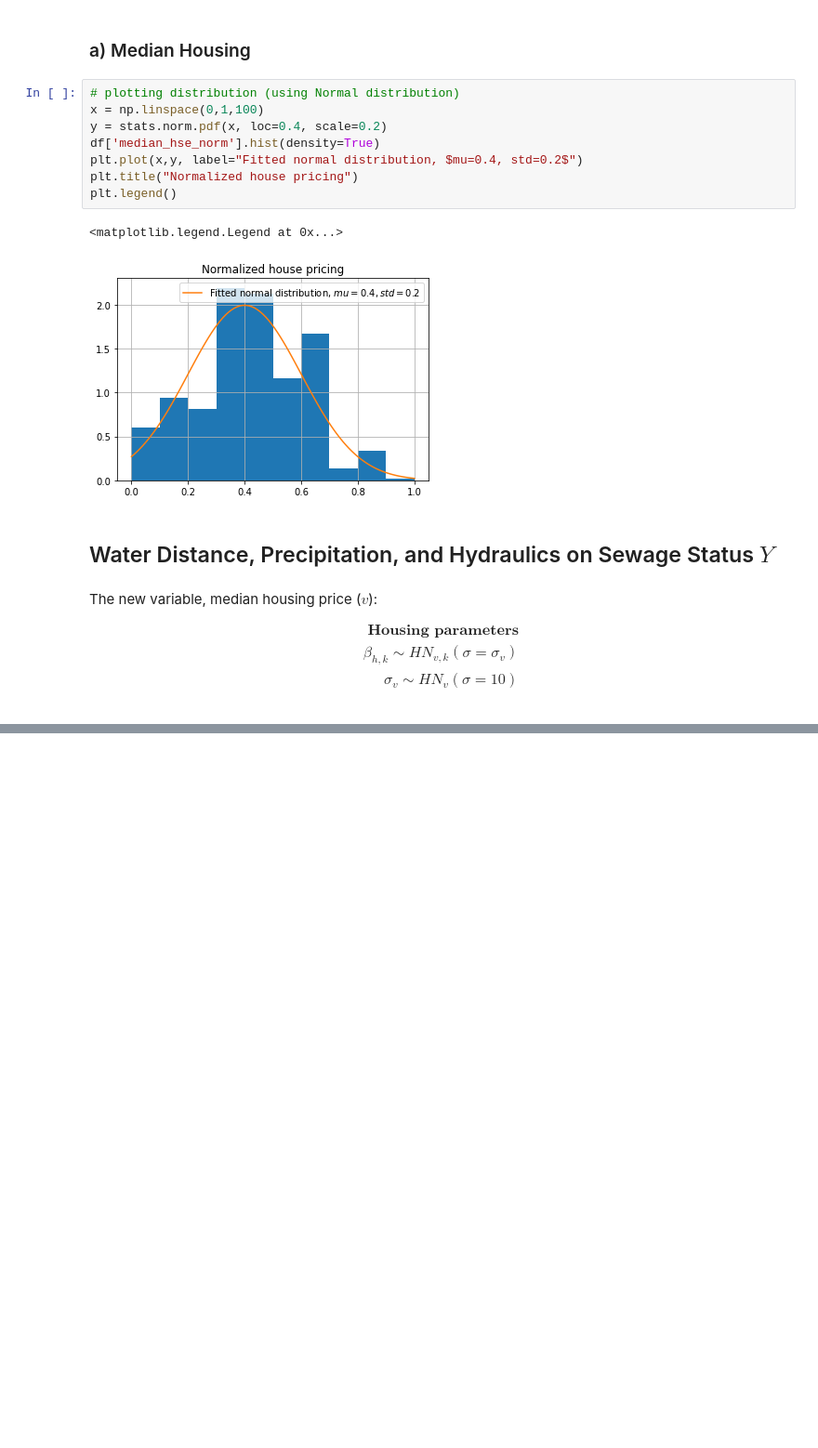
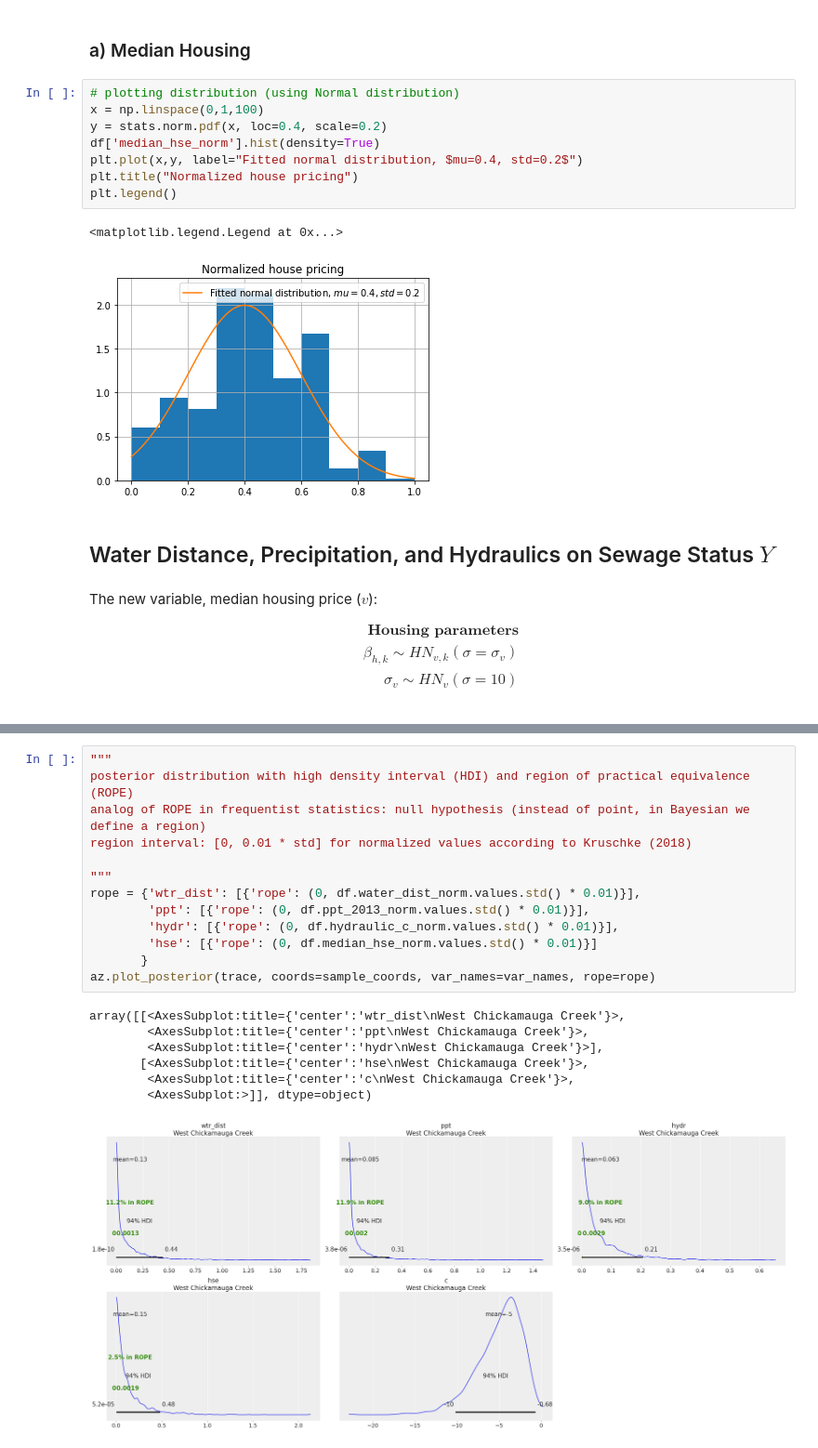
Before and after one commit to juannat7/bayesian_septic, a Jupyter notebook: notebooks/03 hierarchical_bayesian_housing.ipynb, the cells around one changed output, grey strips where cells are left out. Shown at 93% size. Drawn from its saved outputs; the diff is of its cells as text; blank space fills up the shorter version.

Commit message:
statistical analyses

```diff
--- a/notebooks/03 hierarchical_bayesian_housing.ipynb
+++ b/notebooks/03 hierarchical_bayesian_housing.ipynb
@@ -226,0 +241,21 @@ accuracy is: 90.33742331288343%
+# %%
+"""
+posterior distribution with high density interval (HDI) and region of practical equivalence (ROPE)
+analog of ROPE in frequentist statistics: null hypothesis (instead of point, in Bayesian we define a region)
+region interval: [0, 0.01 * std] for normalized values according to Kruschke (2018)
+
+"""
+rope = {'wtr_dist': [{'rope': (0, df.water_dist_norm.values.std() * 0.01)}],
+        'ppt': [{'rope': (0, df.ppt_2013_norm.values.std() * 0.01)}],
+        'hydr': [{'rope': (0, df.hydraulic_c_norm.values.std() * 0.01)}],
+        'hse': [{'rope': (0, df.median_hse_norm.values.std() * 0.01)}]
+       }
+az.plot_posterior(trace, coords=sample_coords, var_names=var_names, rope=rope)
+# %% [output]
+array([[<AxesSubplot:title={'center':'wtr_dist\nWest Chickamauga Creek'}>,
+        <AxesSubplot:title={'center':'ppt\nWest Chickamauga Creek'}>,
+        <AxesSubplot:title={'center':'hydr\nWest Chickamauga Creek'}>],
+       [<AxesSubplot:title={'center':'hse\nWest Chickamauga Creek'}>,
+        <AxesSubplot:title={'center':'c\nWest Chickamauga Creek'}>,
+        <AxesSubplot:>]], dtype=object)
+[figure, added]
```
Also changed, not shown: parts of 9 cells of this notebook, 2 other files.
